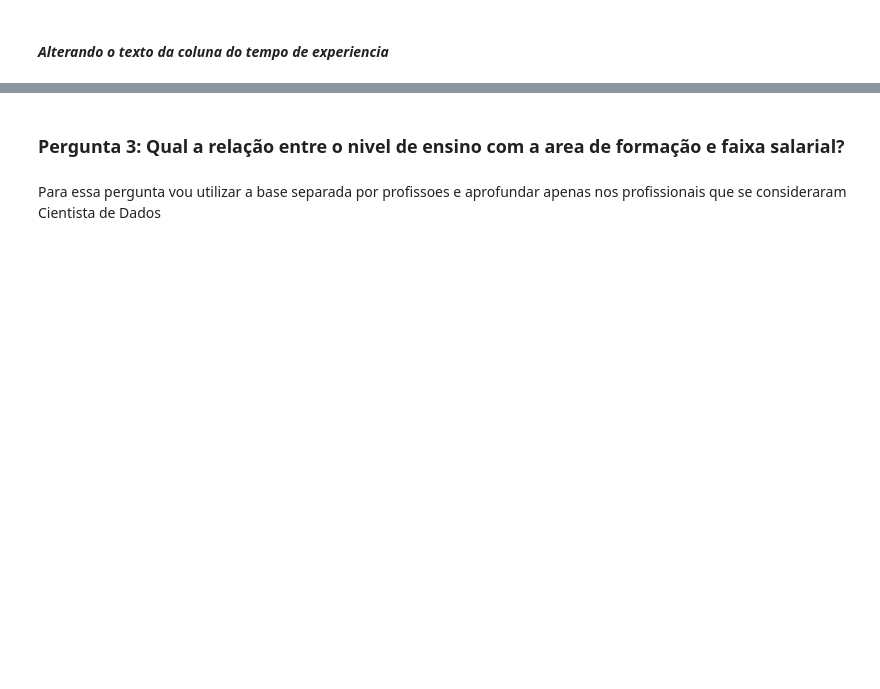
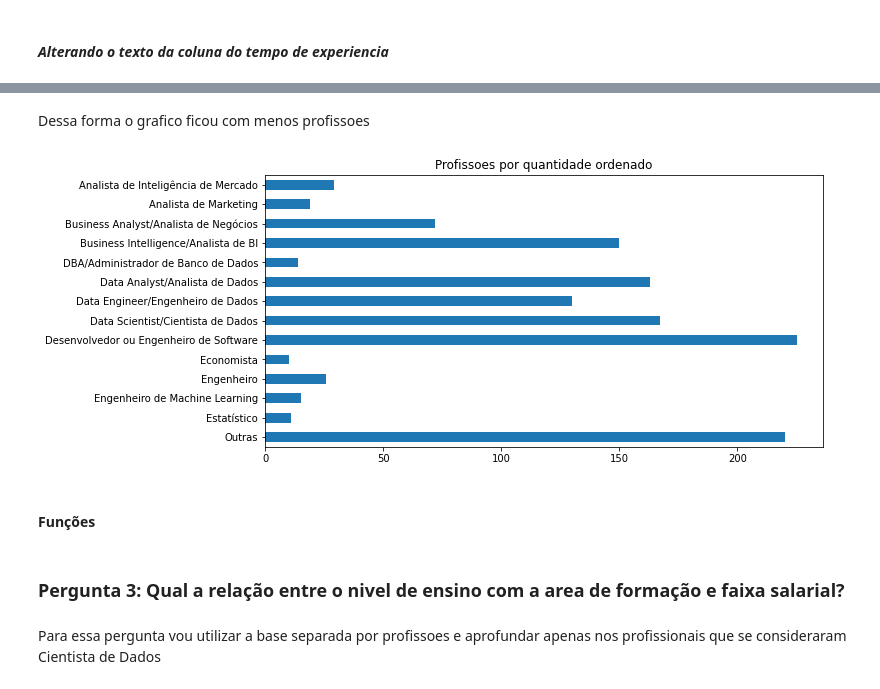
Before and after one commit to pralineso/estudos_ds, a Jupyter notebook: Analise_expoloratoria.ipynb, the cells around one changed output, grey strips where cells are left out. Drawn from its saved outputs; the diff is of its cells as text; code cells hidden in the pictures; blank space fills up the shorter version.

```diff
--- a/Analise_expoloratoria.ipynb
+++ b/Analise_expoloratoria.ipynb
@@ -267,0 +304,12 @@ dados['tempo_experiencia_anterior'] = dados["(\'P18\', \'time_experience_before\
+# %% [markdown]
+Dessa forma o grafico ficou com menos profissoes
+# %%
+#Agora usando a base com as profissoes agrupadas
+plt.figure(figsize=(10,5))
+dados['(\'D6\', \'anonymized_role\')'].value_counts().sort_index(ascending=False).plot(kind='barh')
+plt.title('Profissoes por quantidade ordenado')
+plt.show()
+# %% [output]
+[figure, added]
+# %% [markdown]
+#### Funções
```
Also changed, not shown: parts of 105 cells of this notebook.
